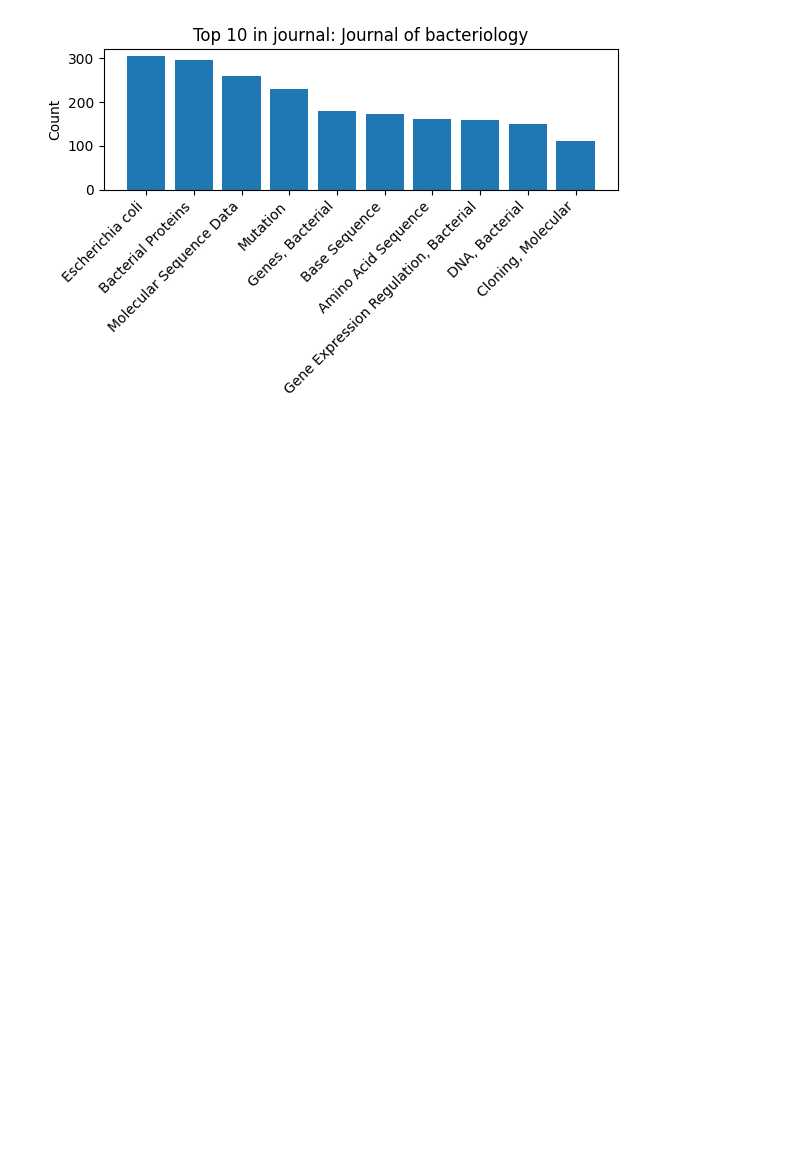
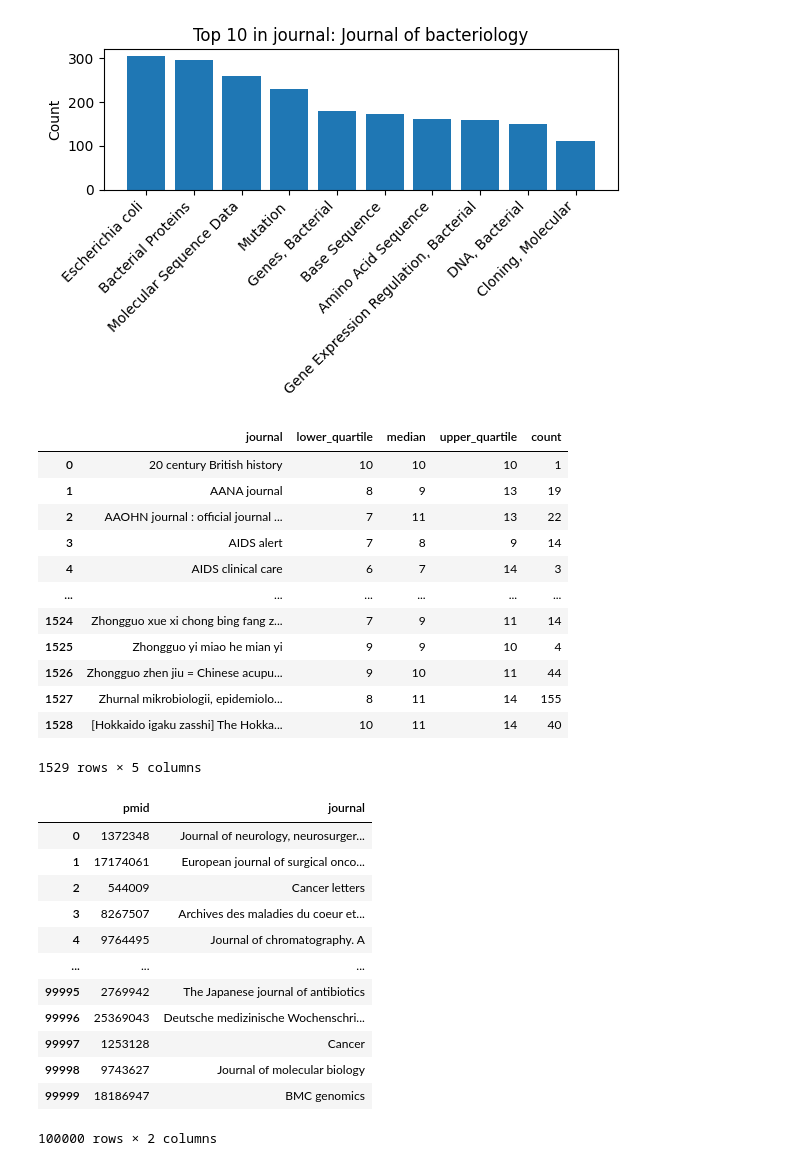
Before and after one commit to ramosv/NLP-PubMed, a Jupyter notebook: MeSH/data.ipynb, the cells around one changed output. Cells and saved outputs as stored; diff of their text form; code cells hidden in the pictures; blank space fills up the shorter version.

```diff
--- a/MeSH/data.ipynb
+++ b/MeSH/data.ipynb
@@ -100,3 +100,74 @@ for journal in top7:
 [figure]
 [figure]
 [figure]
+# %%
+import json
+import pandas as pd
+from collections import defaultdict, Counter
+
+
+root = "/home/vicente/Github/NLP-PubMed/dataset/training-set-100000.json"
+
+with open(root, "r") as f:
+    data = json.load(f)
+    articles = data["articles"]
+
+journals = []
+n_terms = []
+journal_count = {}
+pmid = {}
+for art in articles:
+    journal = art.get("journal", "")
+    mesh_list = art.get("meshMajor", [])
+
+    journals.append(journal)
+    n_terms.append(len(mesh_list))
+
+    if journal in journal_count:
+        journal_count[journal] += 1
+    else:
+        journal_count[journal] = 1
+
+    pmid[str(art["pmid"])] =  journal
+
+
+df = pd.DataFrame({"journal": journals,"n_terms": n_terms})
+journal_counts = pd.DataFrame({ "journal": list(journal_count.keys()),"count": list(journal_count.values())})
+pmid = pd.DataFrame({"pmid": list(pmid.keys()),"journal": list(pmid.values())})
+
+quartiles = df.groupby("journal")["n_terms"].quantile([0.25, 0.5, 0.75], interpolation="nearest")
+quartiles = quartiles.unstack(level=1)
+quartiles = quartiles.rename(columns={0.25: "lower_quartile",0.50: "median",.75: "upper_quartile"}).reset_index()
+
+quartiles = quartiles.merge(journal_counts, on="journal", how="left")
+display(quartiles)
+display(pmid)
+quartiles.to_csv("journal_quartiles.csv", index=False)
+pmid.to_csv("pmid.csv", index=False)
+# %% [output]
+|  | journal | lower_quartile | median | upper_quartile | count |
+| 0 | 20 century British history | 10 | 10 | 10 | 1 |
+| 1 | AANA journal | 8 | 9 | 13 | 19 |
+| 2 | AAOHN journal : official journal ... | 7 | 11 | 13 | 22 |
+| 3 | AIDS alert | 7 | 8 | 9 | 14 |
+| 4 | AIDS clinical care | 6 | 7 | 14 | 3 |
+| ... | ... | ... | ... | ... | ... |
+| 1524 | Zhongguo xue xi chong bing fang z... | 7 | 9 | 11 | 14 |
+| 1525 | Zhongguo yi miao he mian yi | 9 | 9 | 10 | 4 |
+| 1526 | Zhongguo zhen jiu = Chinese acupu... | 9 | 10 | 11 | 44 |
+| 1527 | Zhurnal mikrobiologii, epidemiolo... | 8 | 11 | 14 | 155 |
+| 1528 | [Hokkaido igaku zasshi] The Hokka... | 10 | 11 | 14 | 40 |
+1529 rows × 5 columns
+|  | pmid | journal |
+| 0 | 1372348 | Journal of neurology, neurosurger... |
+| 1 | 17174061 | European journal of surgical onco... |
+| 2 | 544009 | Cancer letters |
+| 3 | 8267507 | Archives des maladies du coeur et... |
+| 4 | 9764495 | Journal of chromatography. A |
+| ... | ... | ... |
+| 99995 | 2769942 | The Japanese journal of antibiotics |
+| 99996 | 25369043 | Deutsche medizinische Wochenschri... |
+| 99997 | 1253128 | Cancer |
+| 99998 | 9743627 | Journal of molecular biology |
+| 99999 | 18186947 | BMC genomics |
+100000 rows × 2 columns
```
Also changed, not shown: parts of 1 cell of this notebook, 11 other files.
